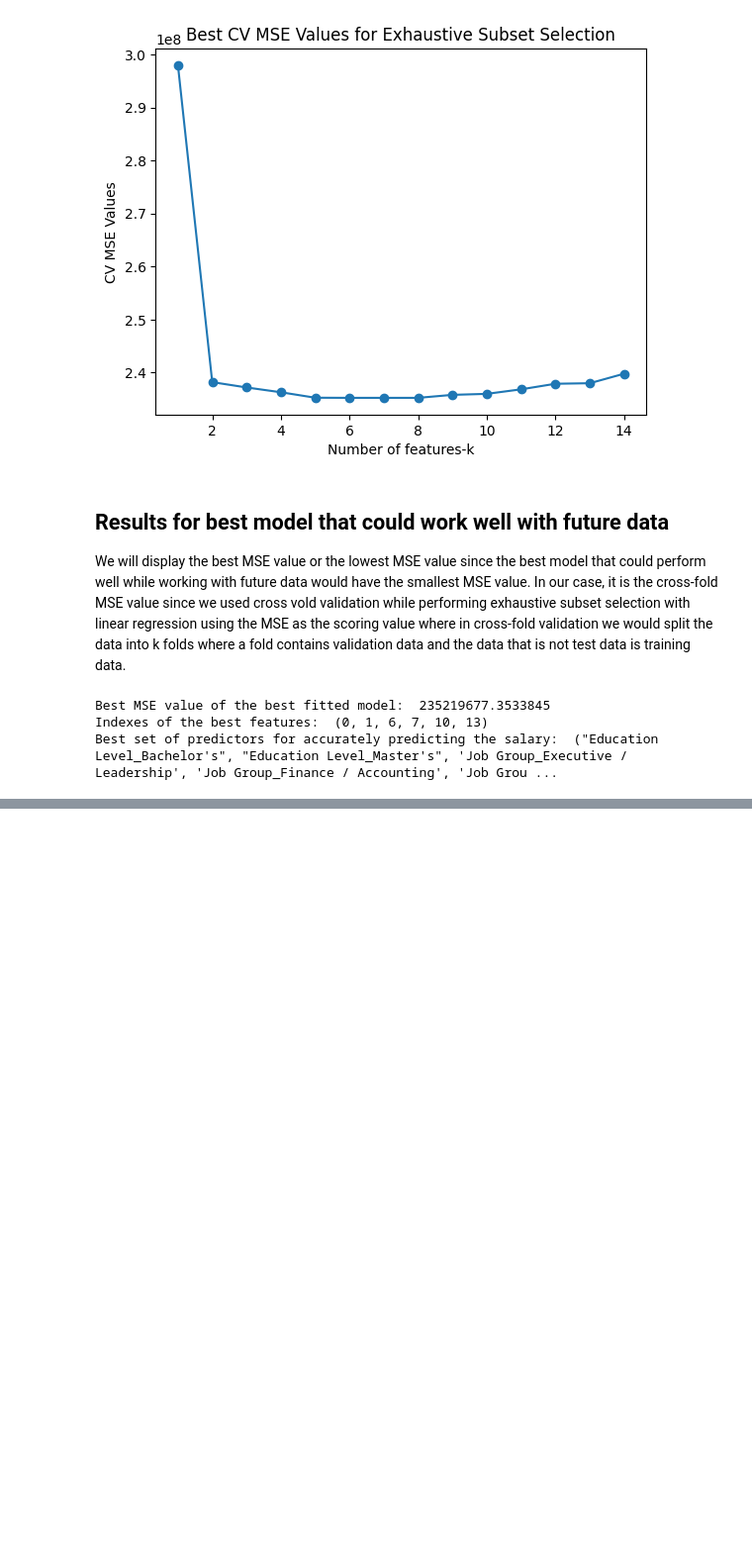
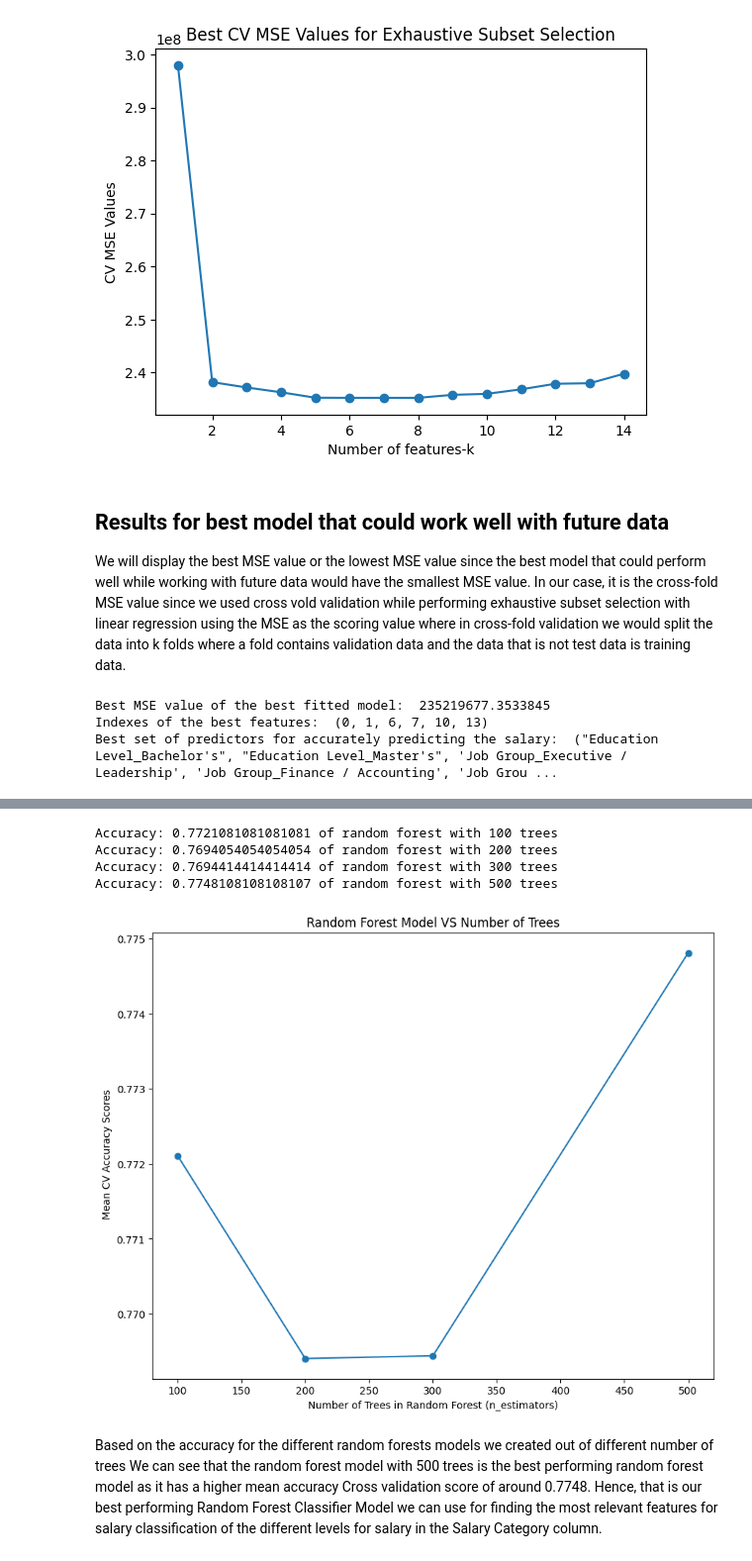
Before and after one commit to NeilR9/Salary-Prediction-Model, a Jupyter notebook: salary_prediction_model_analysis.ipynb, the cells around one changed output, grey strips where cells are left out. Shown: that part at 99% size. Cells and saved outputs as stored; diff of their text form; code cells hidden in the pictures; blank space fills up the shorter version.

```diff
--- a/salary_prediction_model_analysis.ipynb
+++ b/salary_prediction_model_analysis.ipynb
@@ -309,0 +356,9 @@ regressionDf
+# %%
+randomForestDf = df.drop(columns=["Job Title", "Salary"])
+#print(len(randomForestDf["Job Group"].unique()))
+le_education = LabelEncoder()
+le_job = LabelEncoder()
+le_salary = LabelEncoder()
+randomForestDf["Education Level"] = le_education.fit_transform(randomForestDf["Education Level"])
+randomForestDf["Job Group"] = le_job.fit_transform(randomForestDf["Job Group"])
+randomForestDf.head()
@@ -478,0 +568,40 @@ Best set of predictors for accurately predicting the salary:  ("Education Level_
+# %%
+X = randomForestDf.iloc[:, 0:3]
+y = randomForestDf["Salary Category"]
+# %%
+from sklearn.metrics import accuracy_score
+from sklearn.ensemble import RandomForestClassifier
+n_estimators = [100,200,300, 500]
+rf_models = []
+accuracy_rfs = []
+kFold = KFold(n_splits=5, shuffle=True, random_state=1)
+for curEst in n_estimators:
+    rf = RandomForestClassifier(n_estimators=curEst, random_state=1)
+    foldAccuracyList = []
+    for train_index, test_index in kFold.split(X):
+        X_train, X_test = X.iloc[train_index], X.iloc[test_index]
+        y_train, y_test = y.iloc[train_index], y.iloc[test_index]
+        rf.fit(X_train, y_train)
+        y_pred = rf.predict(X_test)
+        foldAccuracyList.append(accuracy_score(y_test, y_pred))
+    meanAccuracy = np.mean(foldAccuracyList)
+    accuracy_rfs.append(meanAccuracy)
+    rf_models.append(rf)
+    print(f"Accuracy: {meanAccuracy} of random forest with {curEst} trees")
+# %% [output]
+Accuracy: 0.7721081081081081 of random forest with 100 trees
+Accuracy: 0.7694054054054054 of random forest with 200 trees
+Accuracy: 0.7694414414414414 of random forest with 300 trees
+Accuracy: 0.7748108108108107 of random forest with 500 trees
+# %%
+plt.figure(figsize = (10,8))
+plt.plot(n_estimators, accuracy_rfs, marker='o')
+plt.xlabel("Number of Trees in Random Forest (n_estimators)")
+plt.ylabel(" Mean CV Accuracy Scores")
+plt.title("Random Forest Model VS Number of Trees")
+plt.show()
+# %% [output]
+[figure, added]
+# %% [markdown]
+Based on the accuracy for the different random forests models we created out of different number of trees
+We can see that the random forest model with 500 trees is the best performing random forest model as it has a higher mean accuracy Cross validation score of around 0.7748. Hence, that is our best performing Random Forest Classifier Model we can use for finding the most relevant features for salary classification of the different levels for salary in the Salary Category column.
```
Also changed, not shown: parts of 29 cells of this notebook, 1 other file.
